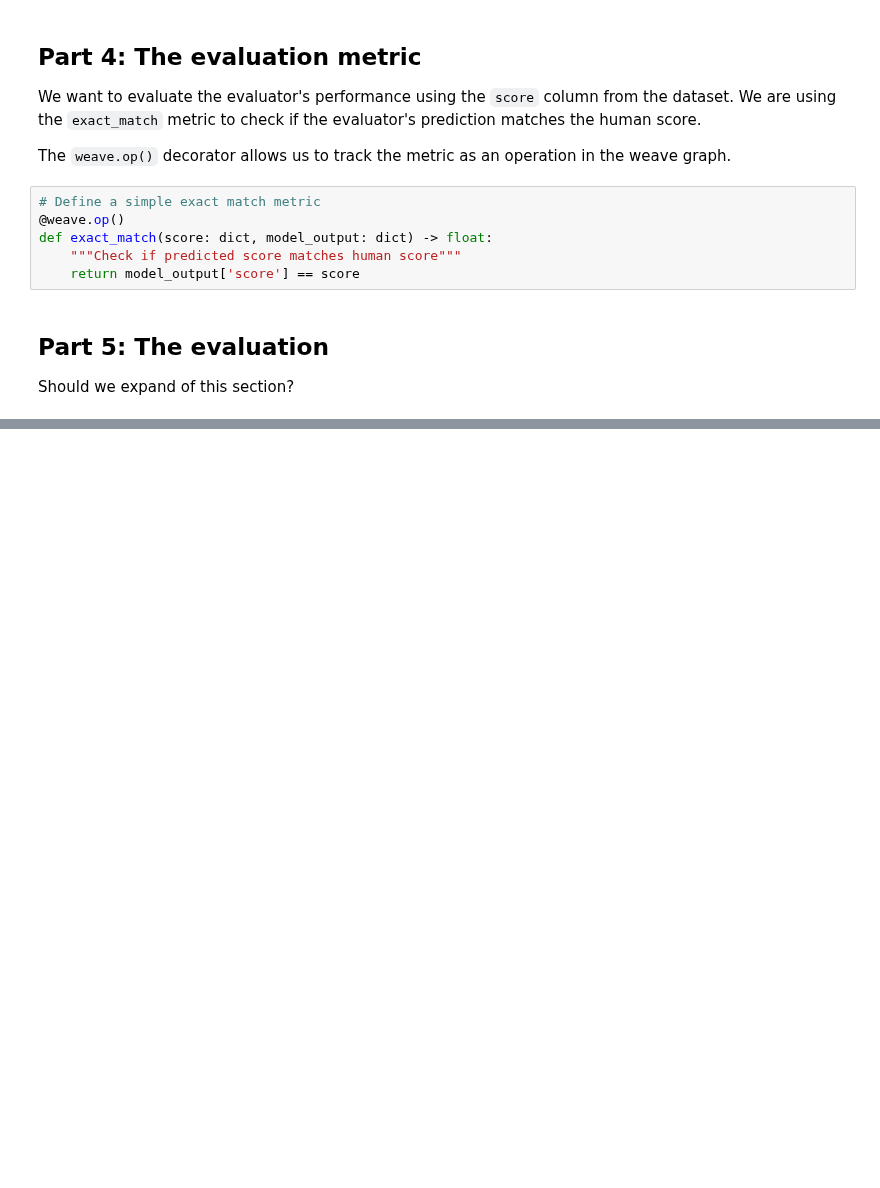
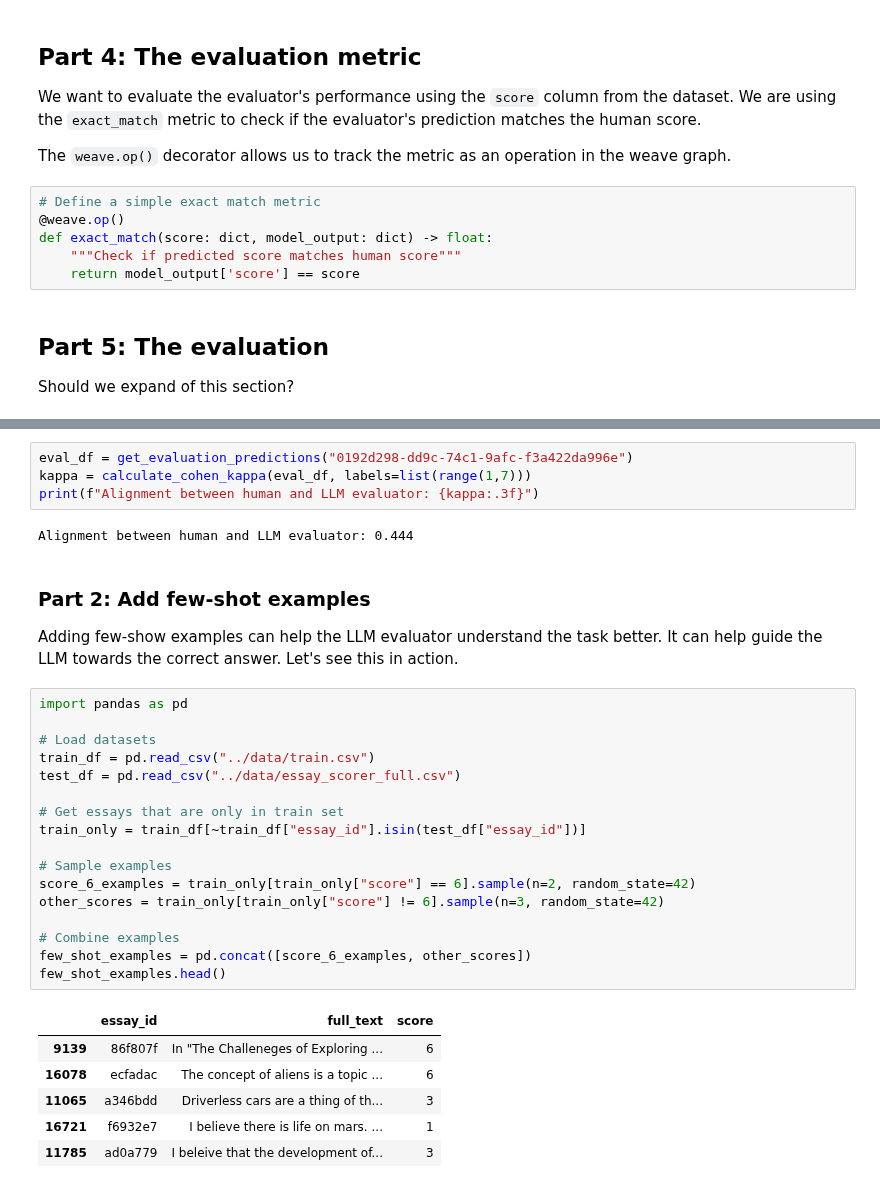
Before and after one commit to wandb/edu, a Jupyter notebook: llm-evaluators/notebooks/chapter02_1.ipynb, the cells around one changed output, grey strips where cells are left out. Drawn from its saved outputs; the diff is of its cells as text; blank space fills up the shorter version.

```diff
--- a/llm-evaluators/notebooks/chapter02_1.ipynb
+++ b/llm-evaluators/notebooks/chapter02_1.ipynb
@@ -259,0 +420,34 @@ Evaluation summary
+# %%
+eval_df = get_evaluation_predictions("0192d298-dd9c-74c1-9afc-f3a422da996e")
+kappa = calculate_cohen_kappa(eval_df, labels=list(range(1,7)))
+print(f"Alignment between human and LLM evaluator: {kappa:.3f}")
+# %% [output]
+Alignment between human and LLM evaluator: 0.444
+# %% [markdown]
+### Part 2: Add few-shot examples
+
+Adding few-show examples can help the LLM evaluator understand the task better. It can help guide the LLM towards the correct answer. Let's see this in action.
+# %%
+import pandas as pd
+
+# Load datasets
+train_df = pd.read_csv("../data/train.csv")
+test_df = pd.read_csv("../data/essay_scorer_full.csv")
+
+# Get essays that are only in train set
+train_only = train_df[~train_df["essay_id"].isin(test_df["essay_id"])]
+
+# Sample examples
+score_6_examples = train_only[train_only["score"] == 6].sample(n=2, random_state=42)
+other_scores = train_only[train_only["score"] != 6].sample(n=3, random_state=42)
+
+# Combine examples
+few_shot_examples = pd.concat([score_6_examples, other_scores])
+few_shot_examples.head()
+# %% [output]
+|  | essay_id | full_text | score |
+| 9139 | 86f807f | In "The Challeneges of Exploring ... | 6 |
+| 16078 | ecfadac | The concept of aliens is a topic ... | 6 |
+| 11065 | a346bdd | Driverless cars are a thing of th... | 3 |
+| 16721 | f6932e7 | I believe there is life on mars. ... | 1 |
+| 11785 | ad0a779 | I beleive that the development of... | 3 |
```
Also changed, not shown: parts of 16 cells of this notebook.
